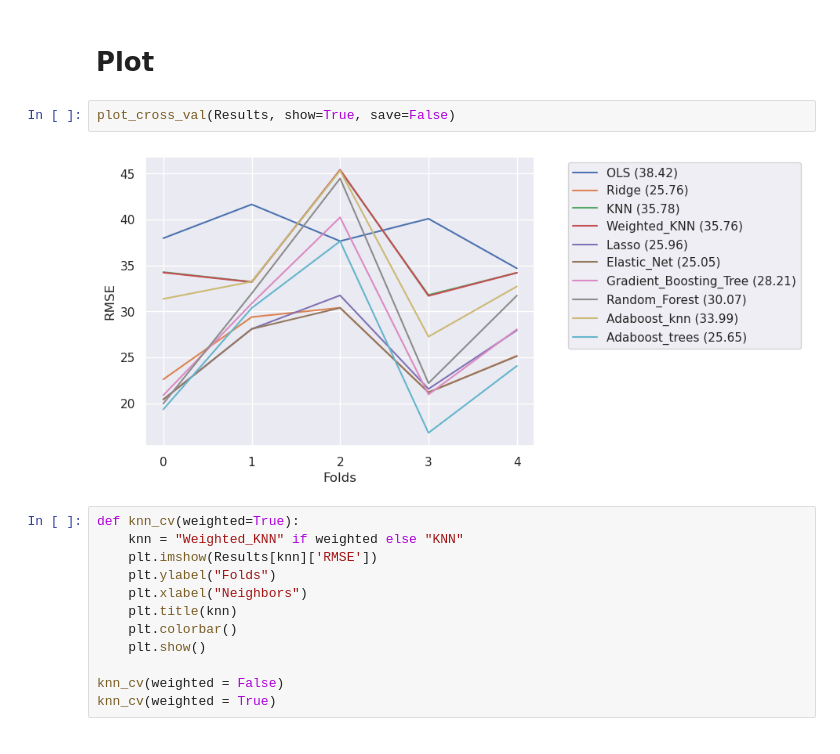
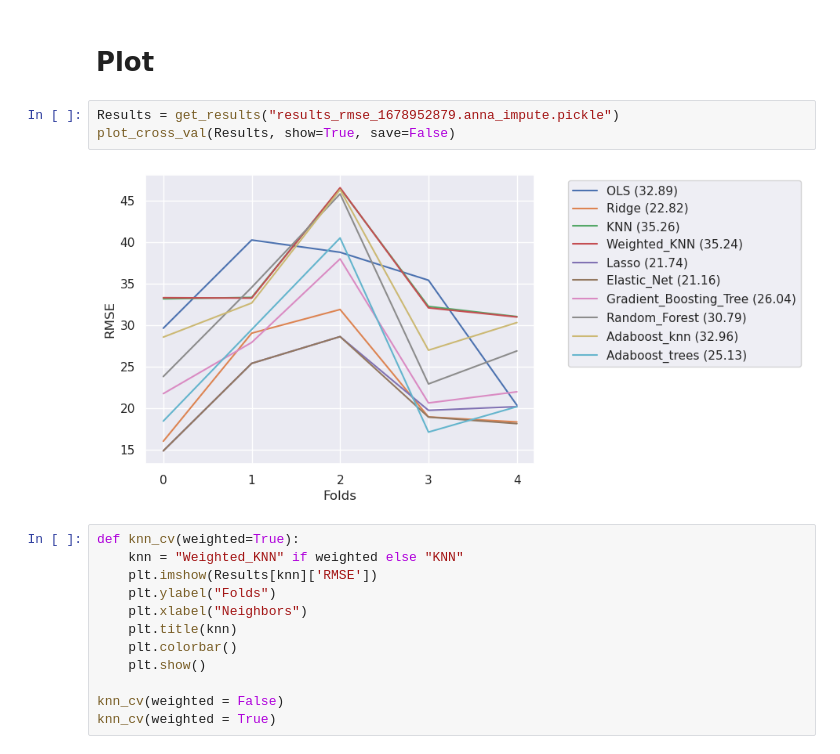
Before and after one commit to tbarcinski/02582-Computational-Data-Analysis, a Jupyter notebook: Case1/Model_selection.ipynb, the cells around one changed output. Cells and saved outputs as stored; diff of their text form.

```diff
--- a/Case1/Model_selection.ipynb
+++ b/Case1/Model_selection.ipynb
@@ -22,9 +23,10 @@ dict_keys(['OLS', 'Ridge', 'KNN', 'Weighted_KNN', 'Lasso', 'Elastic_Net', 'Gradi
 # %% [markdown]
 # Plot
 # %%
+Results = get_results("results_rmse_1678952879.anna_impute.pickle")
 plot_cross_val(Results, show=True, save=False)
 # %% [output]
-[figure, old version]
+[figure, new version]
 # %%
 def knn_cv(weighted=True):
     knn = "Weighted_KNN" if weighted else "KNN"
```
Also changed, not shown: parts of 5 cells of this notebook, 2 other files.
